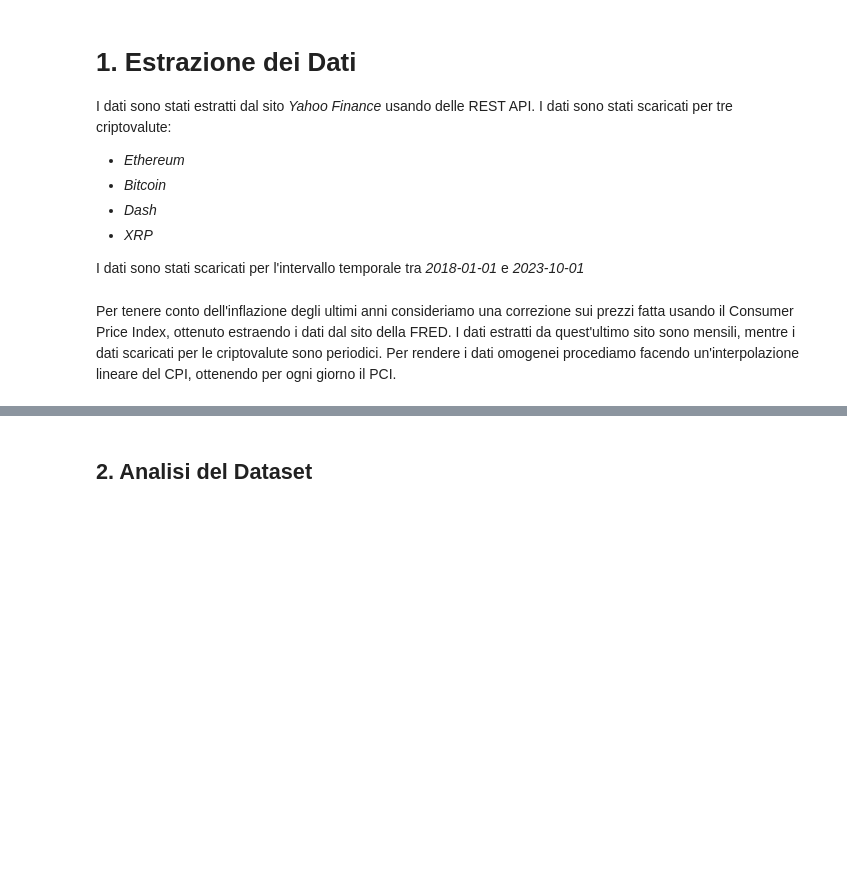
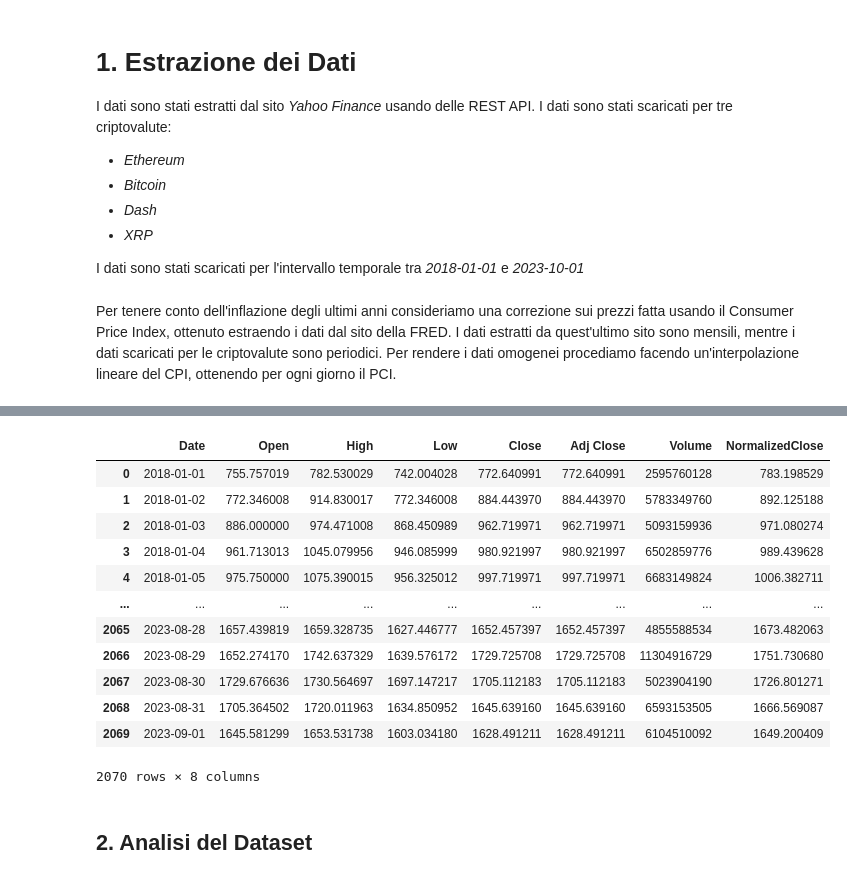
Before and after one commit to SimoneNicosanti/MPSMF_Project, a Jupyter notebook: Progetto.ipynb, the cells around one changed output, grey strips where cells are left out. Drawn from its saved outputs; the diff is of its cells as text; code cells hidden in the pictures; blank space fills up the shorter version.

```diff
--- a/Progetto.ipynb
+++ b/Progetto.ipynb
@@ -101,0 +105,5 @@ cpiInterpolatedDataFrame
+# %%
+cpiInterpolatedDataFrame["Infation"] = cpiInterpolatedDataFrame["CPI"].pct_change() * 100
+cpiInterpolatedDataFrame.dropna(inplace = True)
+cpiInterpolatedDataFrame.reset_index(inplace = True, drop = True)
+cpiInterpolatedDataFrame
@@ -102,3 +124,23 @@ cpiInterpolatedDataFrame
+# %%
+for crypto in cryptoList :
+    dataFrame : pd.DataFrame = cryptoDataFrameDict[crypto]
+    dataFrame["NormalizedClose"] = dataFrame["Close"] * (1 + (cpiInterpolatedDataFrame["Infation"]))
+
+cryptoDataFrameDict["ETH-USD"]
+# %% [output]
+|  | Date | Open | High | Low | Close | Adj Close | Volume | NormalizedClose |
+| 0 | 2018-01-01 | 755.757019 | 782.530029 | 742.004028 | 772.640991 | 772.640991 | 2595760128 | 783.198529 |
+| 1 | 2018-01-02 | 772.346008 | 914.830017 | 772.346008 | 884.443970 | 884.443970 | 5783349760 | 892.125188 |
+| 2 | 2018-01-03 | 886.000000 | 974.471008 | 868.450989 | 962.719971 | 962.719971 | 5093159936 | 971.080274 |
+| 3 | 2018-01-04 | 961.713013 | 1045.079956 | 946.085999 | 980.921997 | 980.921997 | 6502859776 | 989.439628 |
+| 4 | 2018-01-05 | 975.750000 | 1075.390015 | 956.325012 | 997.719971 | 997.719971 | 6683149824 | 1006.382711 |
+| ... | ... | ... | ... | ... | ... | ... | ... | ... |
+| 2065 | 2023-08-28 | 1657.439819 | 1659.328735 | 1627.446777 | 1652.457397 | 1652.457397 | 4855588534 | 1673.482063 |
+| 2066 | 2023-08-29 | 1652.274170 | 1742.637329 | 1639.576172 | 1729.725708 | 1729.725708 | 11304916729 | 1751.730680 |
+| 2067 | 2023-08-30 | 1729.676636 | 1730.564697 | 1697.147217 | 1705.112183 | 1705.112183 | 5023904190 | 1726.801271 |
+| 2068 | 2023-08-31 | 1705.364502 | 1720.011963 | 1634.850952 | 1645.639160 | 1645.639160 | 6593153505 | 1666.569087 |
+| 2069 | 2023-09-01 | 1645.581299 | 1653.531738 | 1603.034180 | 1628.491211 | 1628.491211 | 6104510092 | 1649.200409 |
+2070 rows × 8 columns
 # %% [markdown]
 ## 2. Analisi del Dataset
 # %% [markdown]
```
Also changed, not shown: parts of 10 cells of this notebook, 1 other file.
